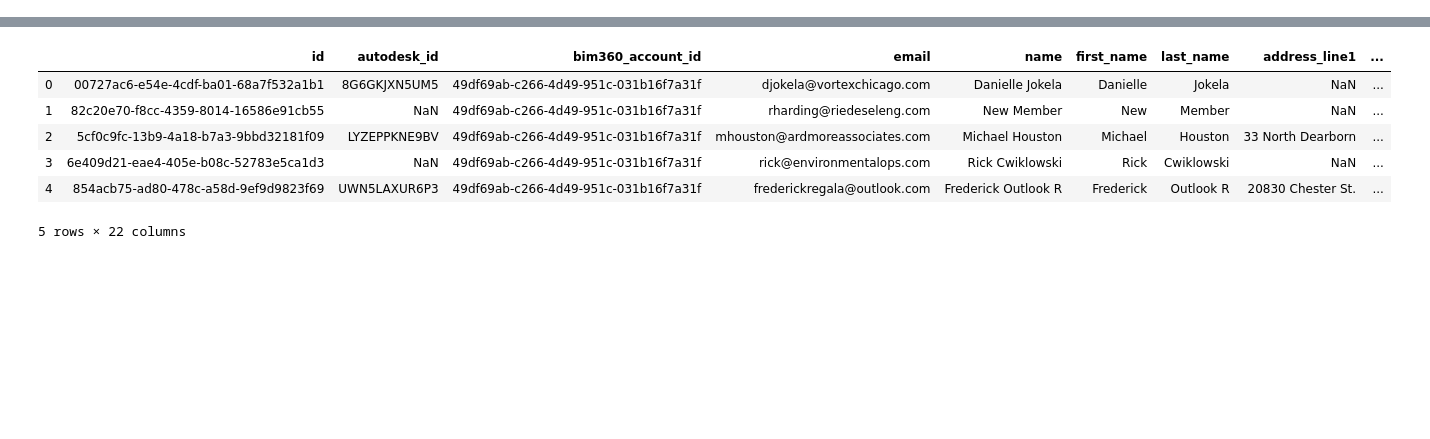
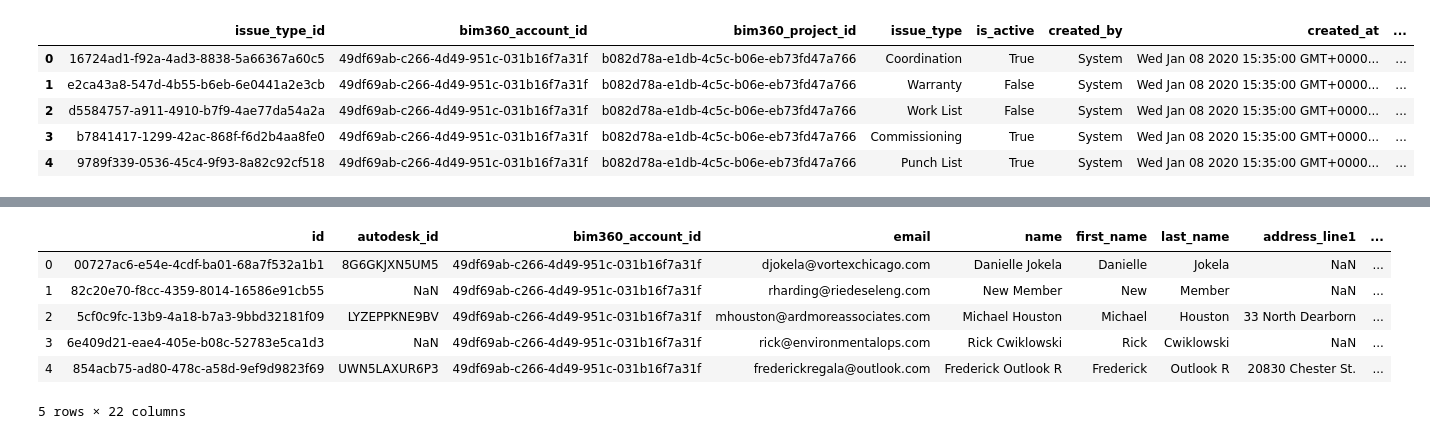
Before and after one commit to zigot1/PROJECT_02, a Jupyter notebook: Pandas_Testing.ipynb, the cells around one changed output, grey strips where cells are left out. Saved outputs shown, nothing was run; the diff lists cells and outputs as text; code cells hidden in the pictures; blank space fills up the shorter version.

```diff
--- a/Pandas_Testing.ipynb
+++ b/Pandas_Testing.ipynb
@@ -9,5 +9,8 @@ from sqlalchemy import Column, Integer, String, Float
 # %%
 data = pd.read_csv('data/csv/admin_projects.csv')
 data_json = json.loads(data.to_json(orient='records'))
-
+issuesfile = "data/csv/issues_issues.csv"
+issuesType_file = "data/csv/issues_issue_types.csv"
+issuesData = pd.read_csv(issuesfile, encoding='ISO-8859-1')
+issuesTypeData = pd.read_csv(issuesType_file, encoding='ISO-8859-1')
 userdata = pd.read_csv('data/csv/admin_users.csv')
@@ -13,0 +27,9 @@ userdata = pd.read_csv('data/csv/admin_users.csv')
+# %%
+issuesTypeData.head()
+# %% [output]
+|  | issue_type_id | bim360_account_id | bim360_project_id | issue_type | is_active | created_by | created_at | ... |
+| 0 | 16724ad1-f92a-4ad3-8838-5a66367a60c5 | 49df69ab-c266-4d49-951c-031b16f7a31f | b082d78a-e1db-4c5c-b06e-eb73fd47a766 | Coordination | True | System | Wed Jan 08 2020 15:35:00 GMT+0000... | ... |
+| 1 | e2ca43a8-547d-4b55-b6eb-6e0441a2e3cb | 49df69ab-c266-4d49-951c-031b16f7a31f | b082d78a-e1db-4c5c-b06e-eb73fd47a766 | Warranty | False | System | Wed Jan 08 2020 15:35:00 GMT+0000... | ... |
+| 2 | d5584757-a911-4910-b7f9-4ae77da54a2a | 49df69ab-c266-4d49-951c-031b16f7a31f | b082d78a-e1db-4c5c-b06e-eb73fd47a766 | Work List | False | System | Wed Jan 08 2020 15:35:00 GMT+0000... | ... |
+| 3 | b7841417-1299-42ac-868f-f6d2b4aa8fe0 | 49df69ab-c266-4d49-951c-031b16f7a31f | b082d78a-e1db-4c5c-b06e-eb73fd47a766 | Commissioning | True | System | Wed Jan 08 2020 15:35:00 GMT+0000... | ... |
+| 4 | 9789f339-0536-45c4-9f93-8a82c92cf518 | 49df69ab-c266-4d49-951c-031b16f7a31f | b082d78a-e1db-4c5c-b06e-eb73fd47a766 | Punch List | True | System | Wed Jan 08 2020 15:35:00 GMT+0000... | ... |
```
Also changed, not shown: parts of 16 cells of this notebook, 3 other files.
